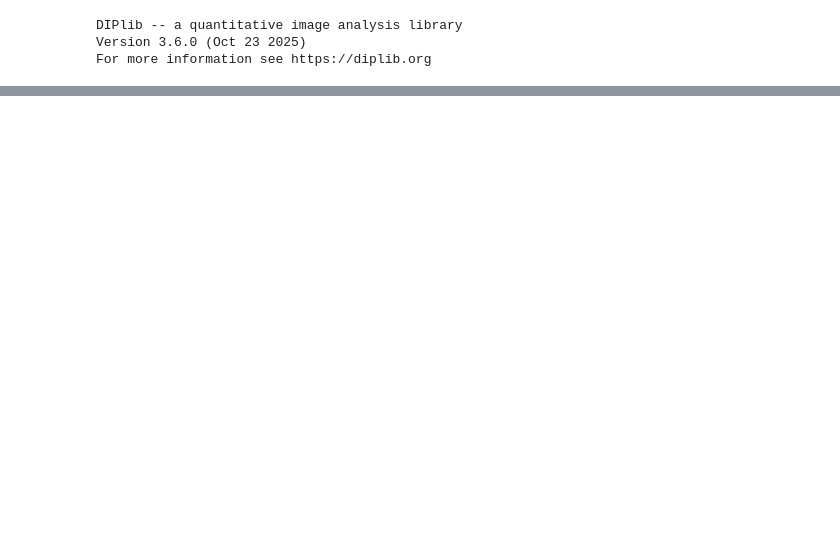
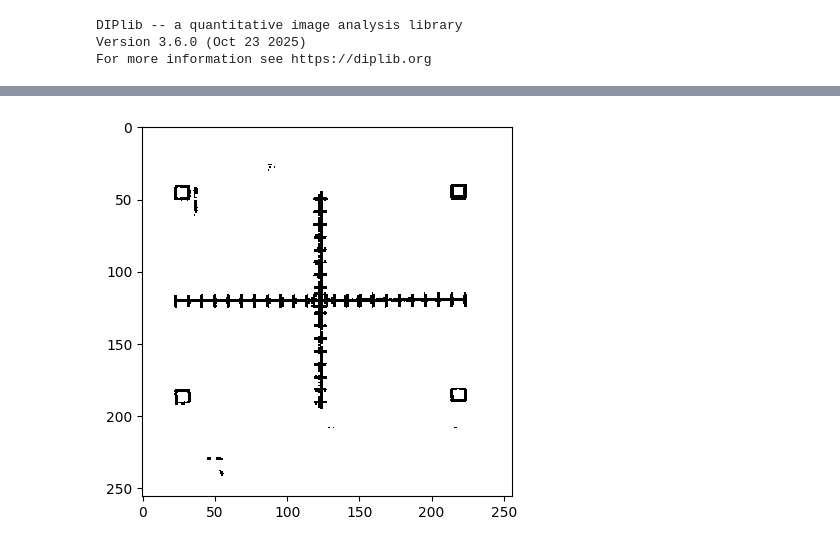
Before and after one commit to sheylle1/ImageAnalysis_Assignments, a Jupyter notebook: Assignment3/Assignment3_part2.ipynb, the cells around one changed output, grey strips where cells are left out. Saved outputs shown, nothing was run; the diff lists cells and outputs as text; code cells hidden in the pictures; blank space fills up the shorter version.

```diff
--- a/Assignment3/Assignment3_part2.ipynb
+++ b/Assignment3/Assignment3_part2.ipynb
@@ -36,0 +33,5 @@ for image in images:
+# %%
+new_var = dip.OtsuThreshold(improved_images[0])
+new_var.Show()
+# %% [output]
+[figure, added]
```
Also changed, not shown: parts of 7 cells of this notebook.
